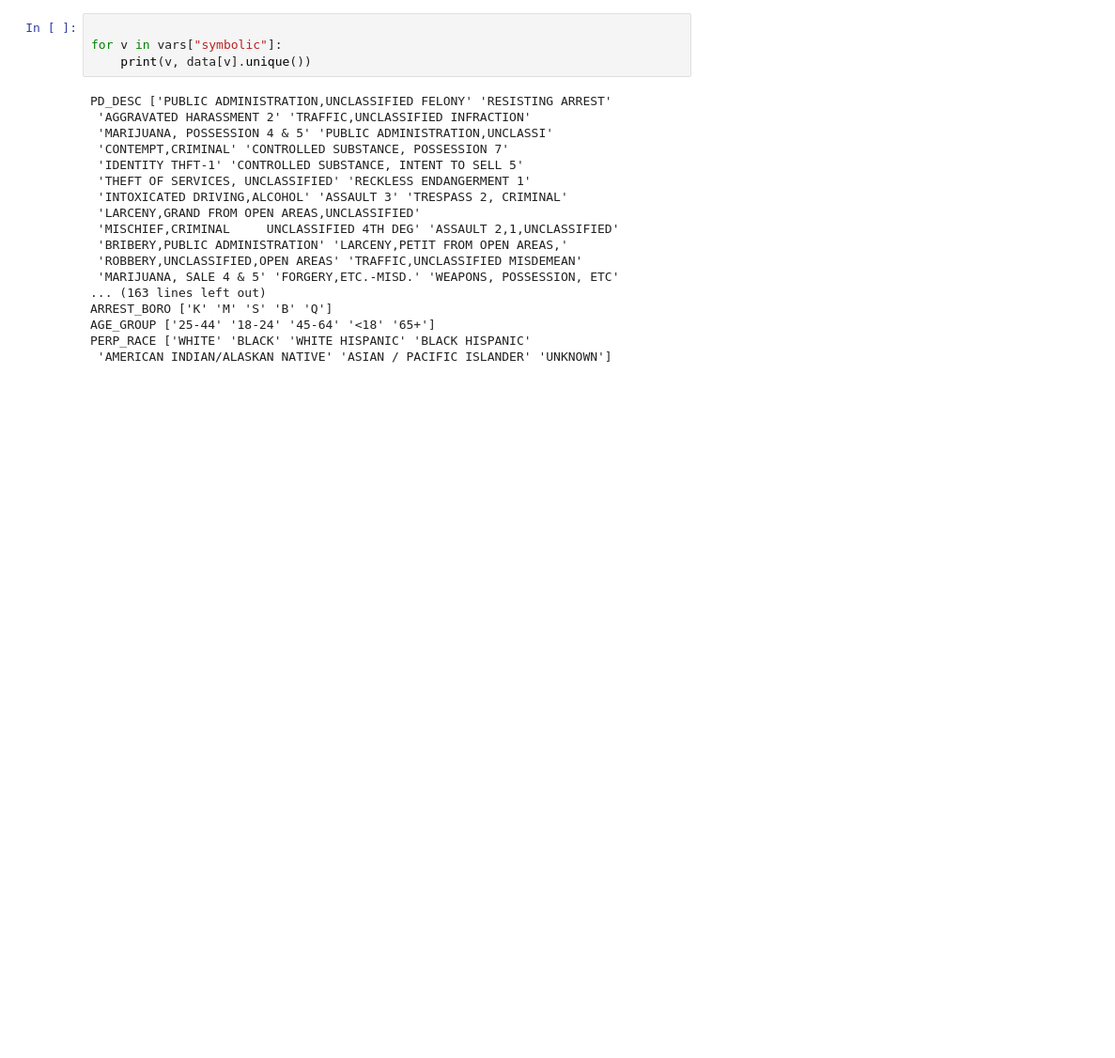
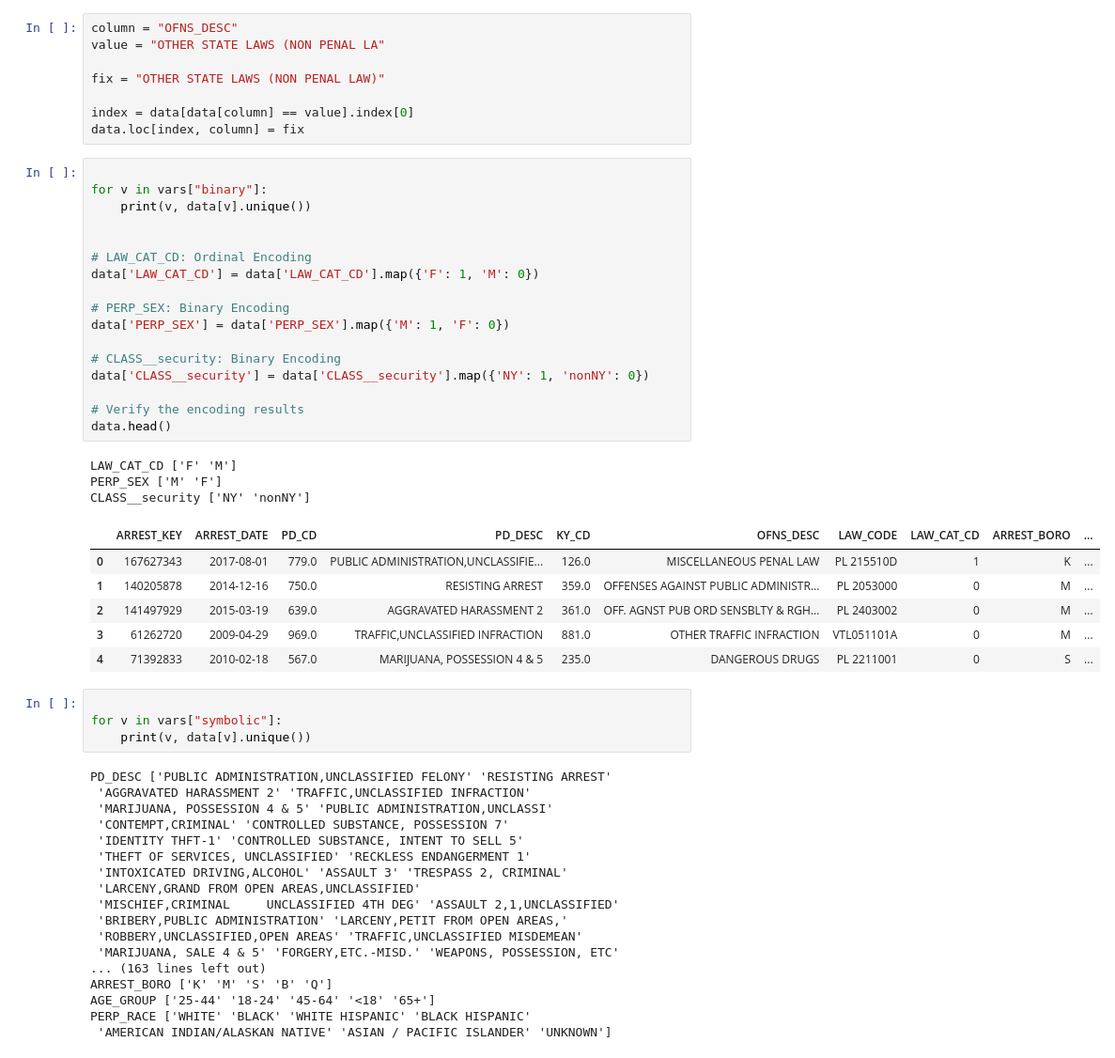
Before and after one commit to MatsNissen-Lie/kdd-process, a Jupyter notebook: src/2_preparation/encoding.ipynb, the cells around one changed output. Shown at 94% size. Saved outputs shown, nothing was run; the diff lists cells and outputs as text; blank space fills up the shorter version.

```diff
--- a/src/2_preparation/encoding.ipynb
+++ b/src/2_preparation/encoding.ipynb
@@ -43,3 +58,38 @@ The autoreload extension is already loaded. To reload it, use:
+# %%
+column = "OFNS_DESC"
+value = "OTHER STATE LAWS (NON PENAL LA"
+
+fix = "OTHER STATE LAWS (NON PENAL LAW)"
+
+index = data[data[column] == value].index[0]
+data.loc[index, column] = fix
+# %%
+
+for v in vars["binary"]:
+    print(v, data[v].unique())
+
+
+# LAW_CAT_CD: Ordinal Encoding
+data['LAW_CAT_CD'] = data['LAW_CAT_CD'].map({'F': 1, 'M': 0})
+
+# PERP_SEX: Binary Encoding
+data['PERP_SEX'] = data['PERP_SEX'].map({'M': 1, 'F': 0})
+
+# CLASS__security: Binary Encoding
+data['CLASS__security'] = data['CLASS__security'].map({'NY': 1, 'nonNY': 0})
+
+# Verify the encoding results
+data.head()
+# %% [output]
+LAW_CAT_CD ['F' 'M']
+PERP_SEX ['M' 'F']
+CLASS__security ['NY' 'nonNY']
+|  | ARREST_KEY | ARREST_DATE | PD_CD | PD_DESC | KY_CD | OFNS_DESC | LAW_CODE | LAW_CAT_CD | ARREST_BORO | ... |
+| 0 | 167627343 | 2017-08-01 | 779.0 | PUBLIC ADMINISTRATION,UNCLASSIFIE... | 126.0 | MISCELLANEOUS PENAL LAW | PL 215510D | 1 | K | ... |
+| 1 | 140205878 | 2014-12-16 | 750.0 | RESISTING ARREST | 359.0 | OFFENSES AGAINST PUBLIC ADMINISTR... | PL 2053000 | 0 | M | ... |
+| 2 | 141497929 | 2015-03-19 | 639.0 | AGGRAVATED HARASSMENT 2 | 361.0 | OFF. AGNST PUB ORD SENSBLTY & RGH... | PL 2403002 | 0 | M | ... |
+| 3 | 61262720 | 2009-04-29 | 969.0 | TRAFFIC,UNCLASSIFIED INFRACTION | 881.0 | OTHER TRAFFIC INFRACTION | VTL051101A | 0 | M | ... |
+| 4 | 71392833 | 2010-02-18 | 567.0 | MARIJUANA, POSSESSION 4 & 5 | 235.0 | DANGEROUS DRUGS | PL 2211001 | 0 | S | ... |
 # %%
 
 for v in vars["symbolic"]:
```
Also changed, not shown: parts of 8 cells of this notebook, 8 other files.
